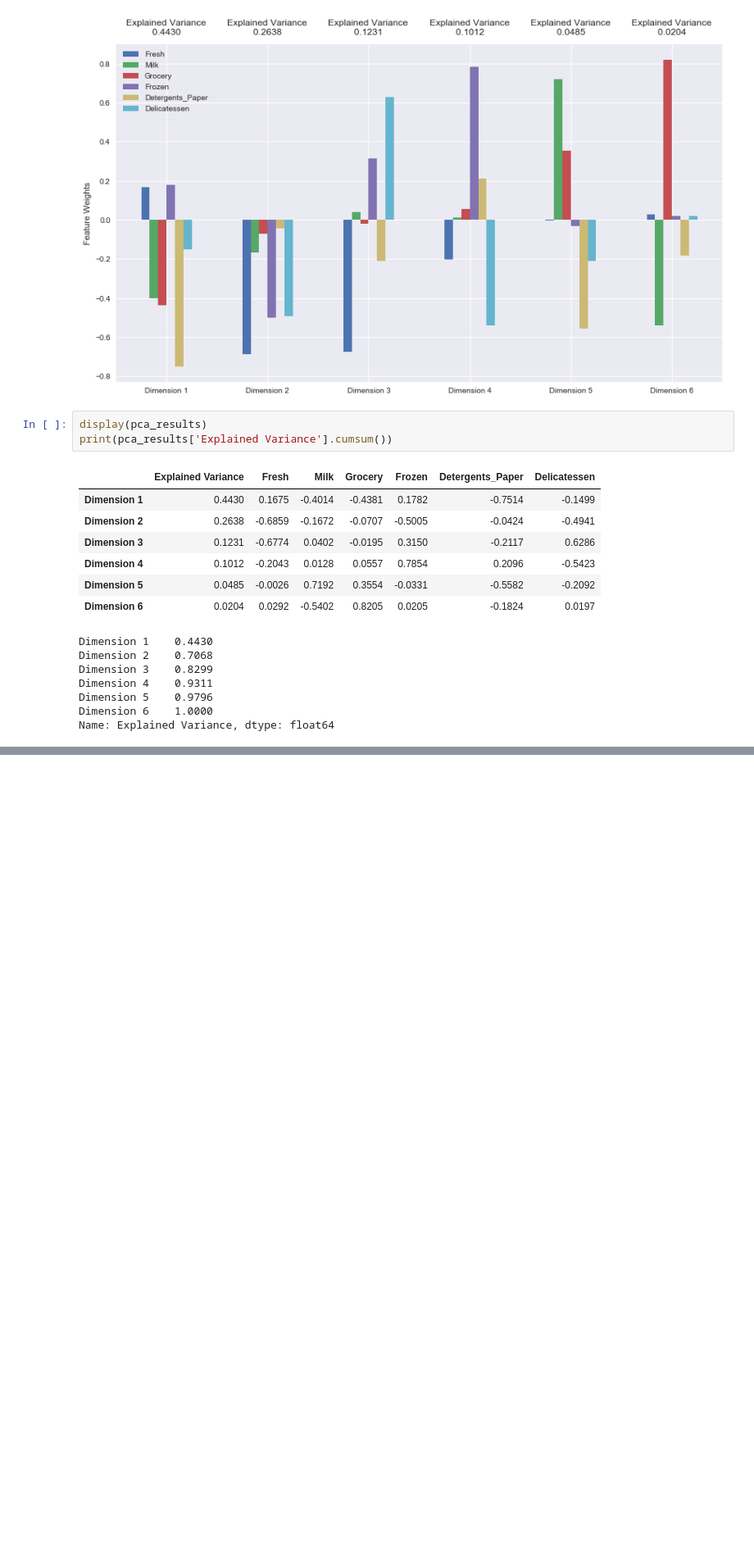
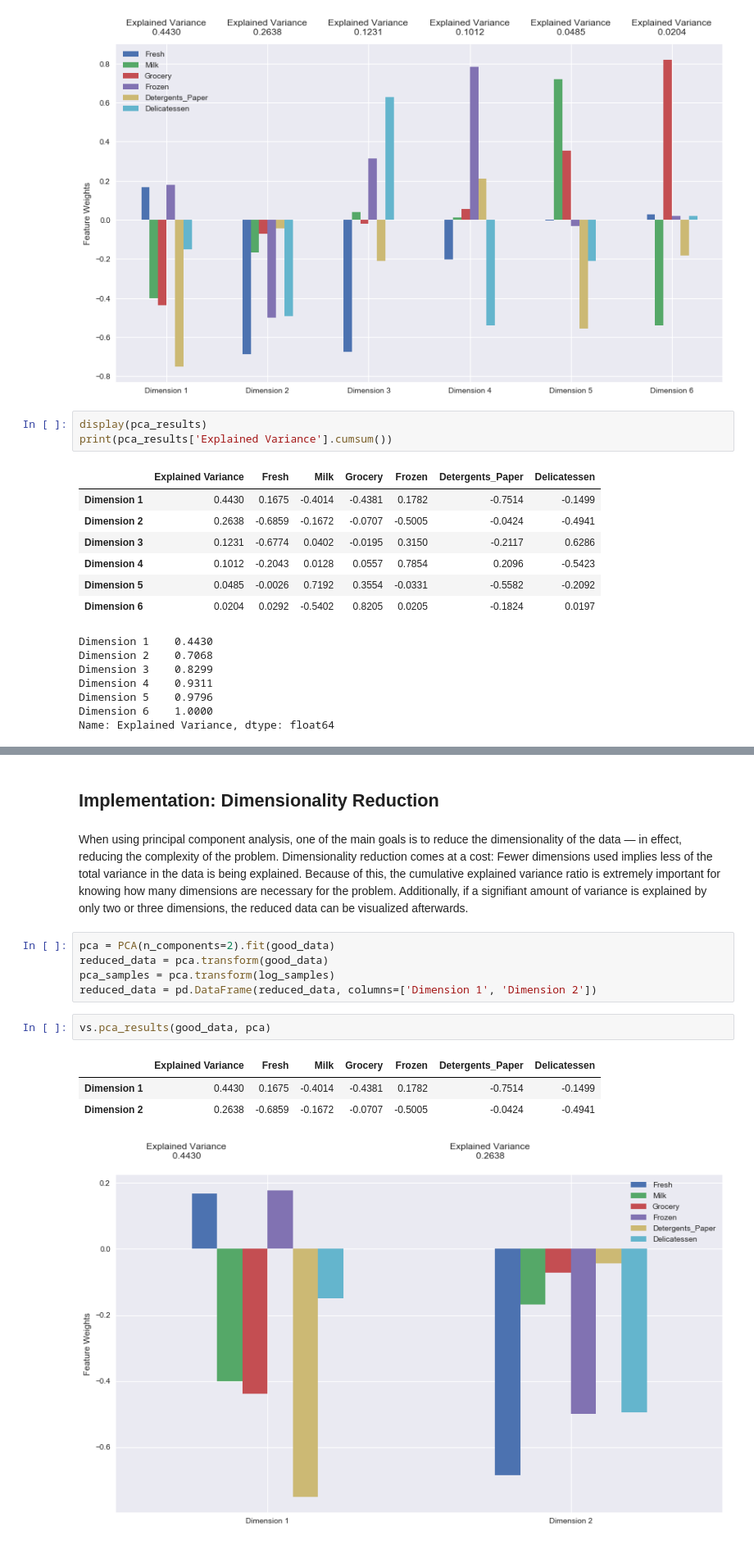
Before and after one commit to geekquad/Customer-Segments, a Jupyter notebook: Segments.ipynb, the cells around one changed output, grey strips where cells are left out. Shown at 82% size. Drawn from its saved outputs; the diff is of its cells as text; blank space fills up the shorter version.

Commit message:
Dimensionality Reduction

```diff
--- a/Segments.ipynb
+++ b/Segments.ipynb
@@ -336,0 +361,16 @@ Name: Explained Variance, dtype: float64
+# %% [markdown]
+## Implementation: Dimensionality Reduction
+# %% [markdown]
+When using principal component analysis, one of the main goals is to reduce the dimensionality of the data — in effect, reducing the complexity of the problem. Dimensionality reduction comes at a cost: Fewer dimensions used implies less of the total variance in the data is being explained. Because of this, the cumulative explained variance ratio is extremely important for knowing how many dimensions are necessary for the problem. Additionally, if a signifiant amount of variance is explained by only two or three dimensions, the reduced data can be visualized afterwards.
+# %%
+pca = PCA(n_components=2).fit(good_data)
+reduced_data = pca.transform(good_data)
+pca_samples = pca.transform(log_samples)
+reduced_data = pd.DataFrame(reduced_data, columns=['Dimension 1', 'Dimension 2'])
+# %%
+vs.pca_results(good_data, pca)
+# %% [output]
+|  | Explained Variance | Fresh | Milk | Grocery | Frozen | Detergents_Paper | Delicatessen |
+| Dimension 1 | 0.4430 | 0.1675 | -0.4014 | -0.4381 | 0.1782 | -0.7514 | -0.1499 |
+| Dimension 2 | 0.2638 | -0.6859 | -0.1672 | -0.0707 | -0.5005 | -0.0424 | -0.4941 |
+[figure, added]
```
Also changed, not shown: parts of 3 cells of this notebook.
